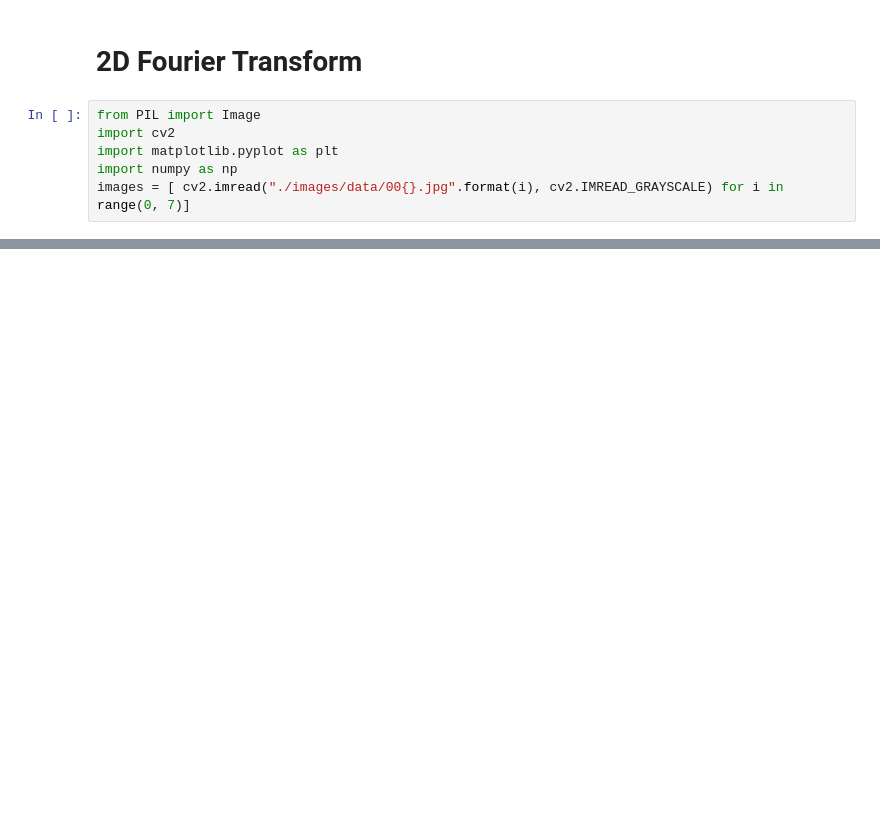
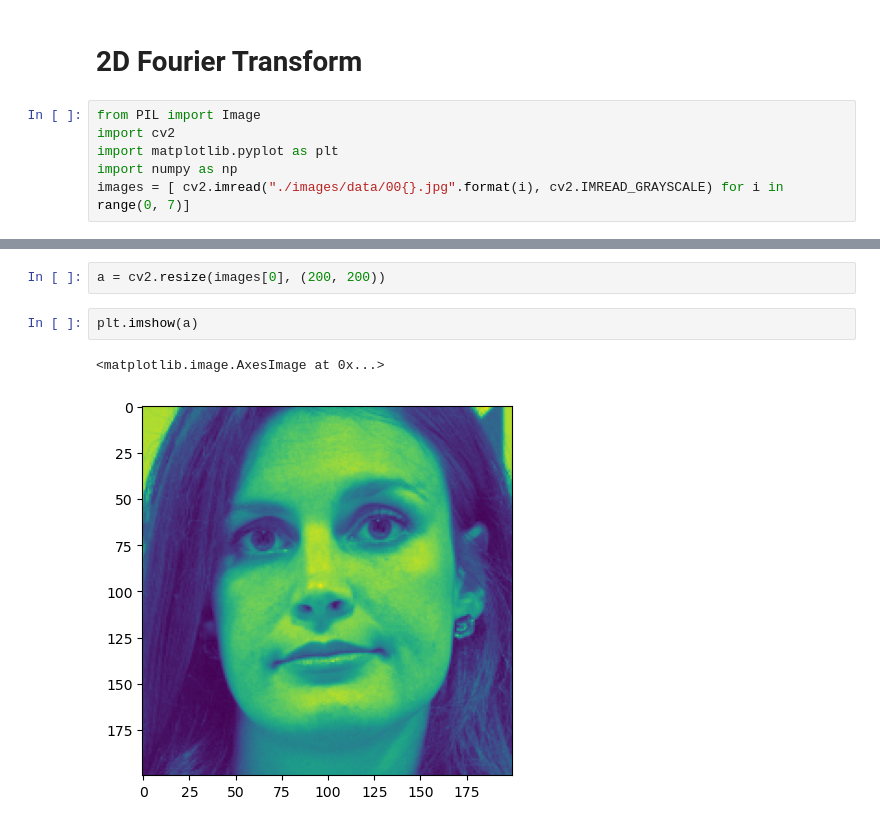
Before and after one commit to yooseungkim/Signals-and-Systems-PA, a Jupyter notebook: 2d_fourier.ipynb, the cells around one changed output, grey strips where cells are left out. Cells and saved outputs as stored; diff of their text form; blank space fills up the shorter version.

```diff
--- a/2d_fourier.ipynb
+++ b/2d_fourier.ipynb
@@ -207,0 +188,7 @@ for i in tqdm(range(7)):
+# %%
+a = cv2.resize(images[0], (200, 200))
+# %%
+plt.imshow(a)
+# %% [output]
+<matplotlib.image.AxesImage at 0x...>
+[figure, added]
```
Also changed, not shown: parts of 16 cells of this notebook, 14 other files.
